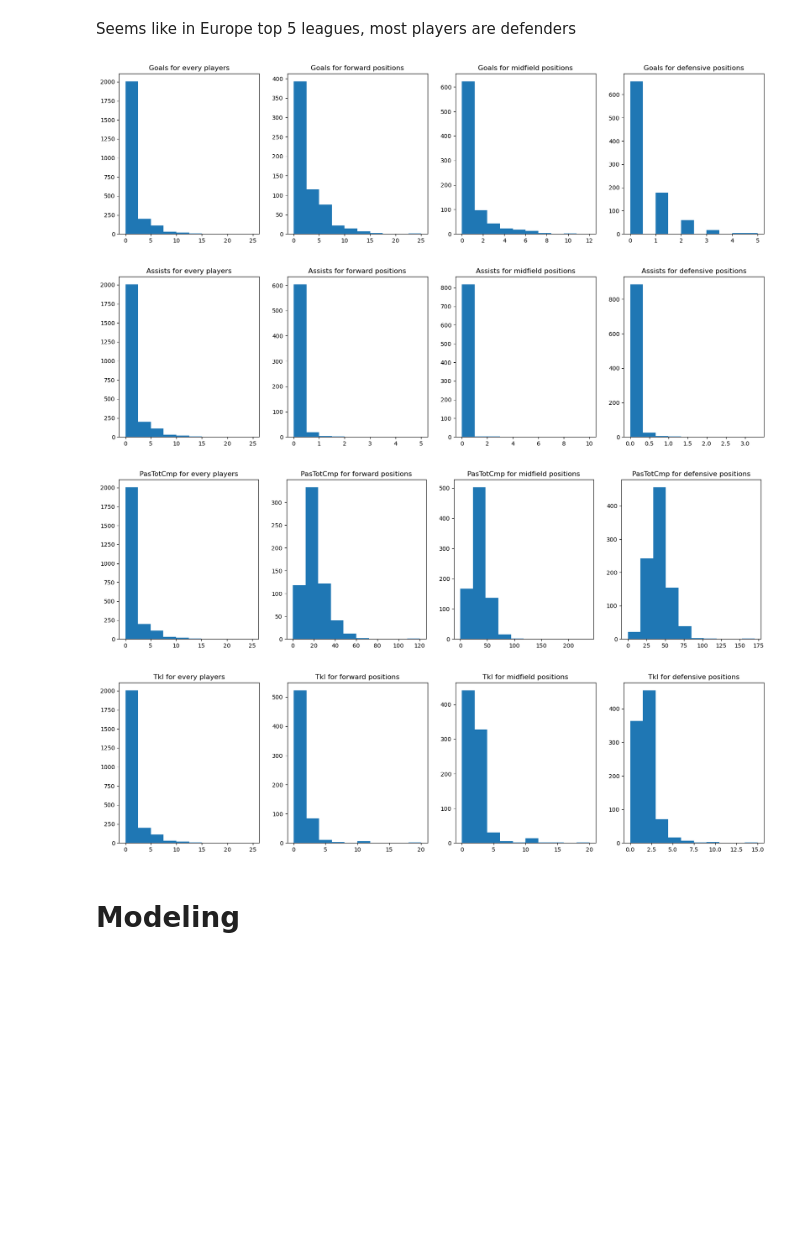
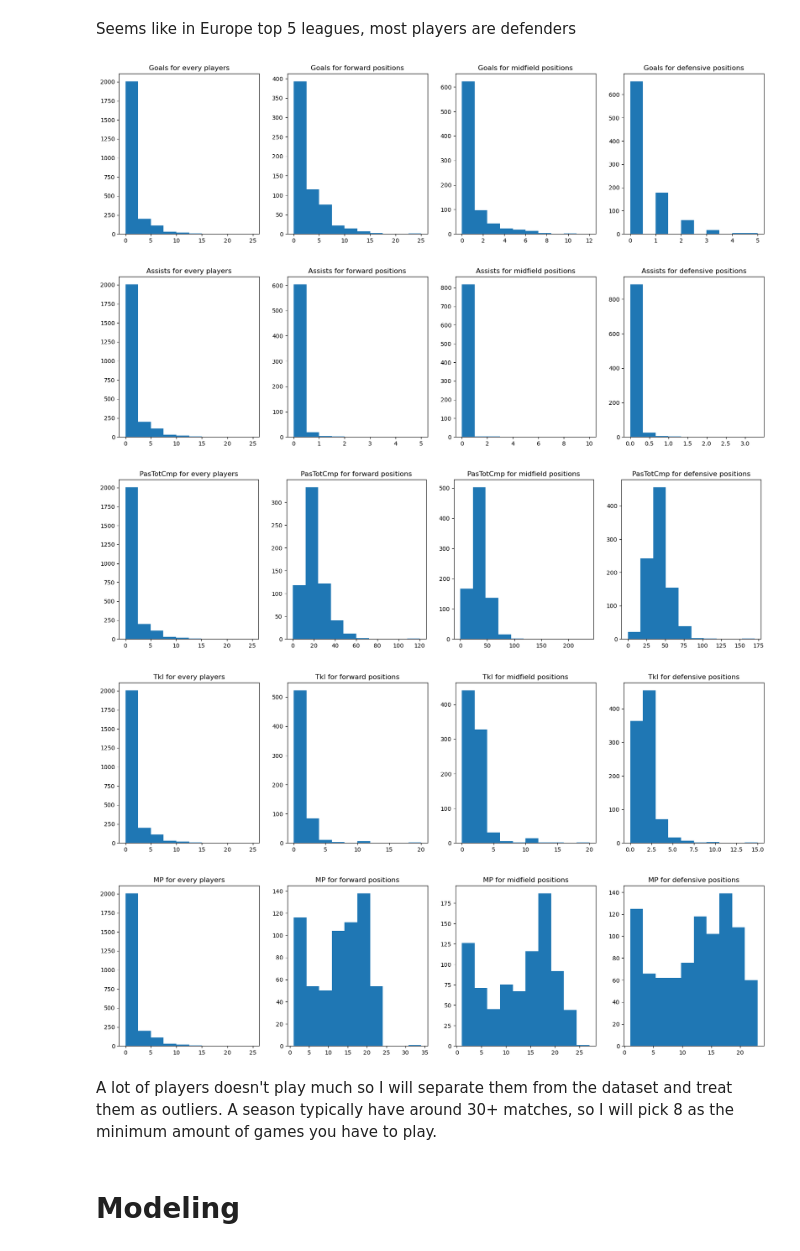
Before and after one commit to quangbui04/Football-Player-Comparison, a Jupyter notebook: football-players-visualization.ipynb, the cells around one changed output. Saved outputs shown, nothing was run; the diff lists cells and outputs as text; code cells hidden in the pictures; blank space fills up the shorter version.

```diff
--- a/football-players-visualization.ipynb
+++ b/football-players-visualization.ipynb
@@ -390,22 +421,26 @@ Seems like in Europe top 5 leagues, most players are defenders
 # %%
 def single_feature_hist(feature):
     fig, axes = plt.subplots(nrows=1, ncols=4, figsize=(20, 5))
 
     axes[0].hist(df_players["Goals"])
     axes[0].set_title(feature + " for every players")
     axes[1].hist(df_players[(df_players["Pos"]=="FW") | (df_players["Pos"]=="FWMF") | (df_players["Pos"]=="FWDF")][feature].values)
     axes[1].set_title(feature + " for forward positions")
     axes[2].hist(df_players[(df_players["Pos"]=="MF") | (df_players["Pos"]=="MFFW") | (df_players["Pos"]=="MFDF")][feature].values)
     axes[2].set_title(feature + " for midfield positions")
     axes[3].hist(df_players[(df_players["Pos"]=="DF") | (df_players["Pos"]=="DFMF") | (df_players["Pos"]=="DFFW")][feature].values)
     axes[3].set_title(feature + " for defensive positions")
     plt.show()
 single_feature_hist("Goals")
 single_feature_hist("Assists")
 single_feature_hist("PasTotCmp")
 single_feature_hist("Tkl")
+single_feature_hist("MP")
 # %% [output]
 [figure]
 [figure]
 [figure]
 [figure]
+[figure, added]
+# %% [markdown]
+A lot of players doesn't play much so I will separate them from the dataset and treat them as outliers. A season typically have around 30+ matches, so I will pick 8 as the minimum amount of games you have to play.
```
Also changed, not shown: parts of 65 cells of this notebook.
